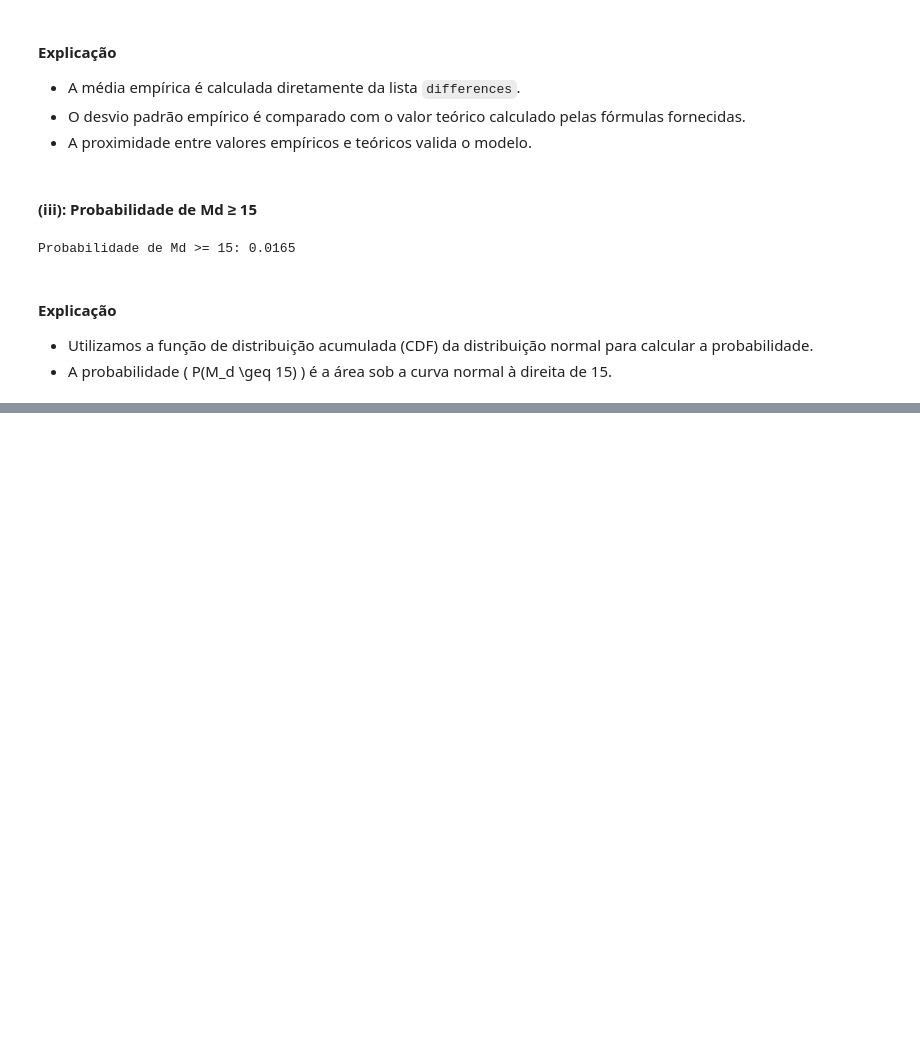
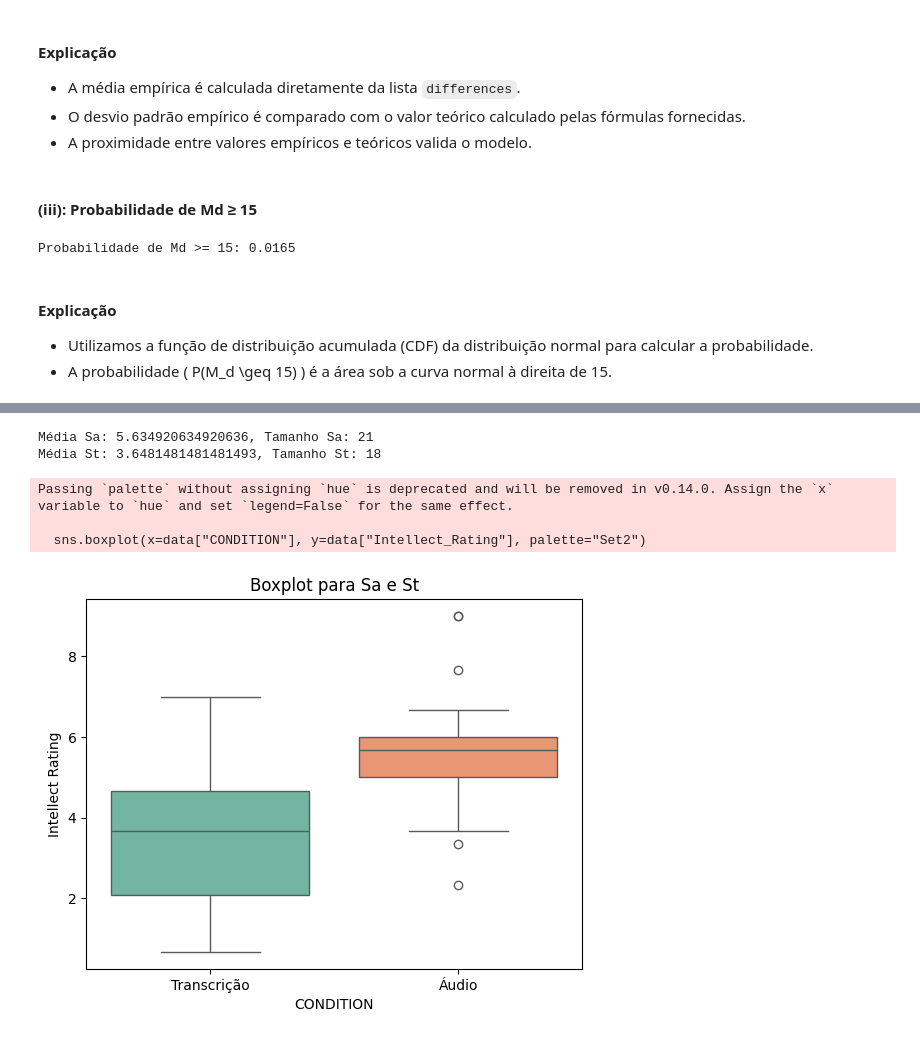
Before and after one commit to tomast1337/GCC1625_T1, a Jupyter notebook: GCC1625_T1_NICOLAS_VYCAS_NERY.ipynb, the cells around one changed output, grey strips where cells are left out. Cells and saved outputs as stored; diff of their text form; code cells hidden in the pictures; blank space fills up the shorter version.

Commit message:
Update notebook with new analysis and visualizations

```diff
--- a/GCC1625_T1_NICOLAS_VYCAS_NERY.ipynb
+++ b/GCC1625_T1_NICOLAS_VYCAS_NERY.ipynb
@@ -478,3 +478,14 @@ Probabilidade de Md >= 15: 0.0165
 
 - Utilizamos a função de distribuição acumulada (CDF) da distribuição normal para calcular a probabilidade.
 - A probabilidade \( P(M_d \geq 15) \) é a área sob a curva normal à direita de 15.
+# %%
+import pandas as pd
+import seaborn as sns
+import matplotlib.pyplot as plt
+from scipy.stats import shapiro, t
+import numpy as np
+
+# Carregar os dados
+data = pd.read_csv("SchroederEpley2015data.csv", sep=",")
+
+data.head()
@@ -480,0 +504,25 @@ Probabilidade de Md >= 15: 0.0165
+# %%
+# (i) Média e tamanho das amostras
+mean_sa = sa.mean()
+mean_st = st.mean()
+size_sa = sa.size
+size_st = st.size
+
+print(f"Média Sa: {mean_sa}, Tamanho Sa: {size_sa}")
+print(f"Média St: {mean_st}, Tamanho St: {size_st}")
+# %% [output]
+Média Sa: 5.634920634920636, Tamanho Sa: 21
+Média St: 3.6481481481481493, Tamanho St: 18
+# %%
+# (ii) Boxplot
+sns.boxplot(x=data["CONDITION"], y=data["Intellect_Rating"], palette="Set2", hue=data["CONDITION"])
+plt.xlabel("CONDITION")
+plt.ylabel("Intellect Rating")
+plt.title("Boxplot para Sa e St")
+plt.xticks([0, 1], ["Transcrição", "Áudio"])
+plt.show()
+# %% [output]
+Passing `palette` without assigning `hue` is deprecated and will be removed in v0.14.0. Assign the `x` variable to `hue` and set `legend=False` for the same effect.
+
+  sns.boxplot(x=data["CONDITION"], y=data["Intellect_Rating"], palette="Set2")
+[figure, added]
```
Also changed, not shown: parts of 22 cells of this notebook.
